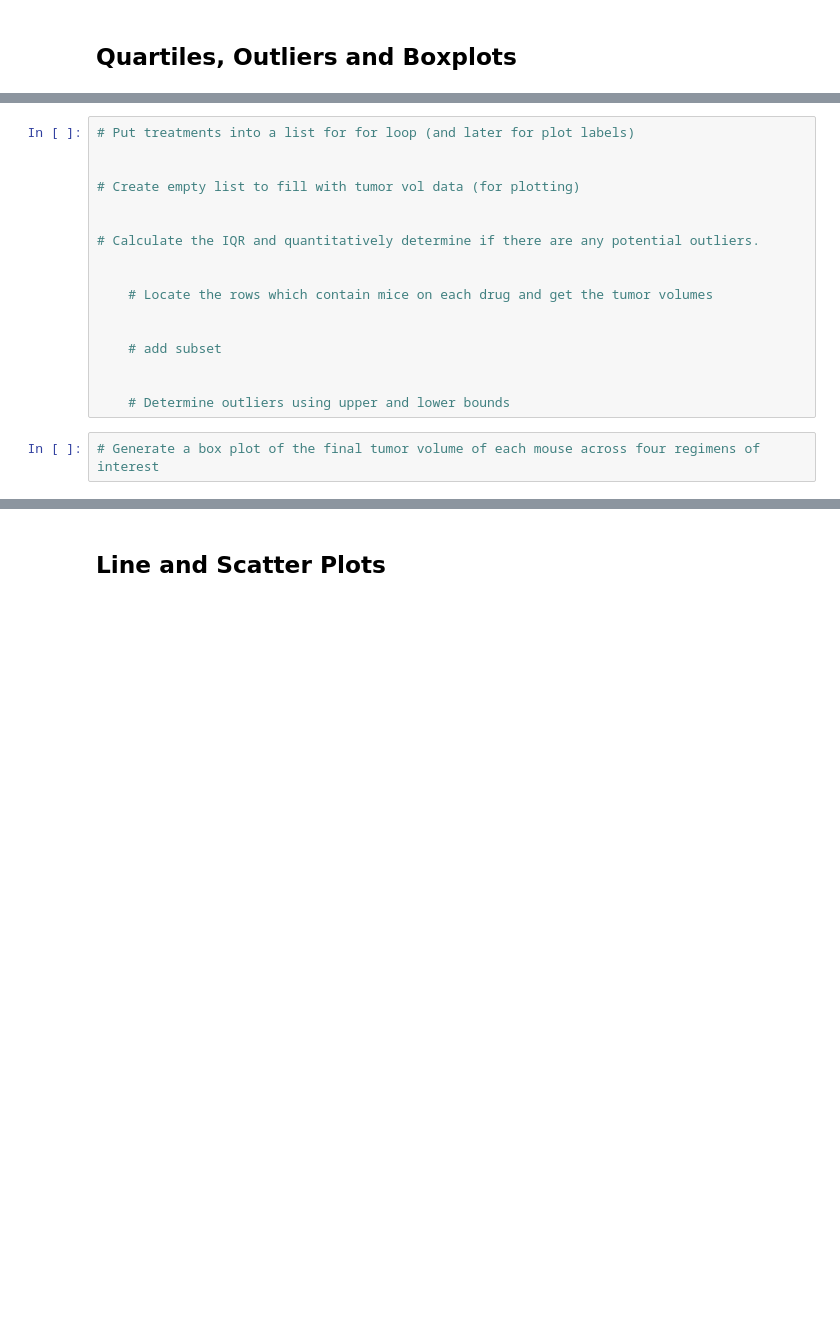
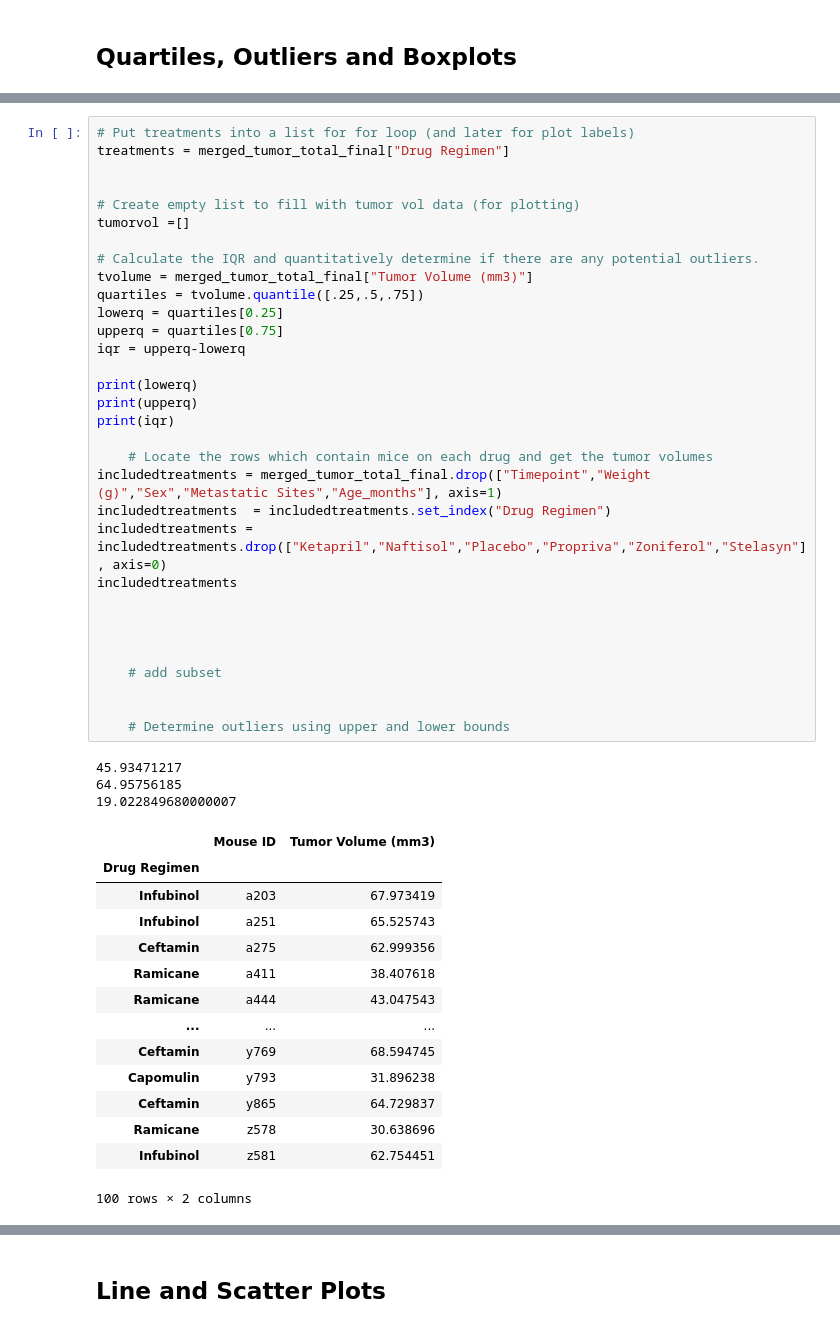
Before and after one commit to JDICKENSON91/Matplotlib_challenge, a Jupyter notebook: pymaceuticals.ipynb, the cells around one changed output, grey strips where cells are left out. Saved outputs shown, nothing was run; the diff lists cells and outputs as text; blank space fills up the shorter version.

```diff
--- a/pymaceuticals.ipynb
+++ b/pymaceuticals.ipynb
@@ -191,19 +230,50 @@ TypeError: '<' not supported between instances of 'str' and 'int'
 # %%
 # Put treatments into a list for for loop (and later for plot labels)
+treatments = merged_tumor_total_final["Drug Regimen"]
 
 
 # Create empty list to fill with tumor vol data (for plotting)
+tumorvol =[]
+
+# Calculate the IQR and quantitatively determine if there are any potential outliers.
+tvolume = merged_tumor_total_final["Tumor Volume (mm3)"]
+quartiles = tvolume.quantile([.25,.5,.75])
+lowerq = quartiles[0.25]
+upperq = quartiles[0.75]
+iqr = upperq-lowerq
+
+print(lowerq)
+print(upperq)
+print(iqr)
+
+    # Locate the rows which contain mice on each drug and get the tumor volumes
+includedtreatments = merged_tumor_total_final.drop(["Timepoint","Weight (g)","Sex","Metastatic Sites","Age_months"], axis=1)
+includedtreatments  = includedtreatments.set_index("Drug Regimen")
+includedtreatments = includedtreatments.drop(["Ketapril","Naftisol","Placebo","Propriva","Zoniferol","Stelasyn"], axis=0)
+includedtreatments
 
 
-# Calculate the IQR and quantitatively determine if there are any potential outliers.
-
-
-    # Locate the rows which contain mice on each drug and get the tumor volumes
 
 
     # add subset
 
 
     # Determine outliers using upper and lower bounds
+# %% [output]
+45.93471217
+64.95756185
+19.022849680000007
+|  | Mouse ID | Tumor Volume (mm3) |
+| Drug Regimen |  |  |
+| Infubinol | a203 | 67.973419 |
+| Infubinol | a251 | 65.525743 |
+| Ceftamin | a275 | 62.999356 |
+| Ramicane | a411 | 38.407618 |
+| Ramicane | a444 | 43.047543 |
+| ... | ... | ... |
+| Ceftamin | y769 | 68.594745 |
+| Capomulin | y793 | 31.896238 |
+| Ceftamin | y865 | 64.729837 |
+| Ramicane | z578 | 30.638696 |
+| Infubinol | z581 | 62.754451 |
+100 rows × 2 columns
-# %%
-# Generate a box plot of the final tumor volume of each mouse across four regimens of interest
```
Also changed, not shown: parts of 6 cells of this notebook.
